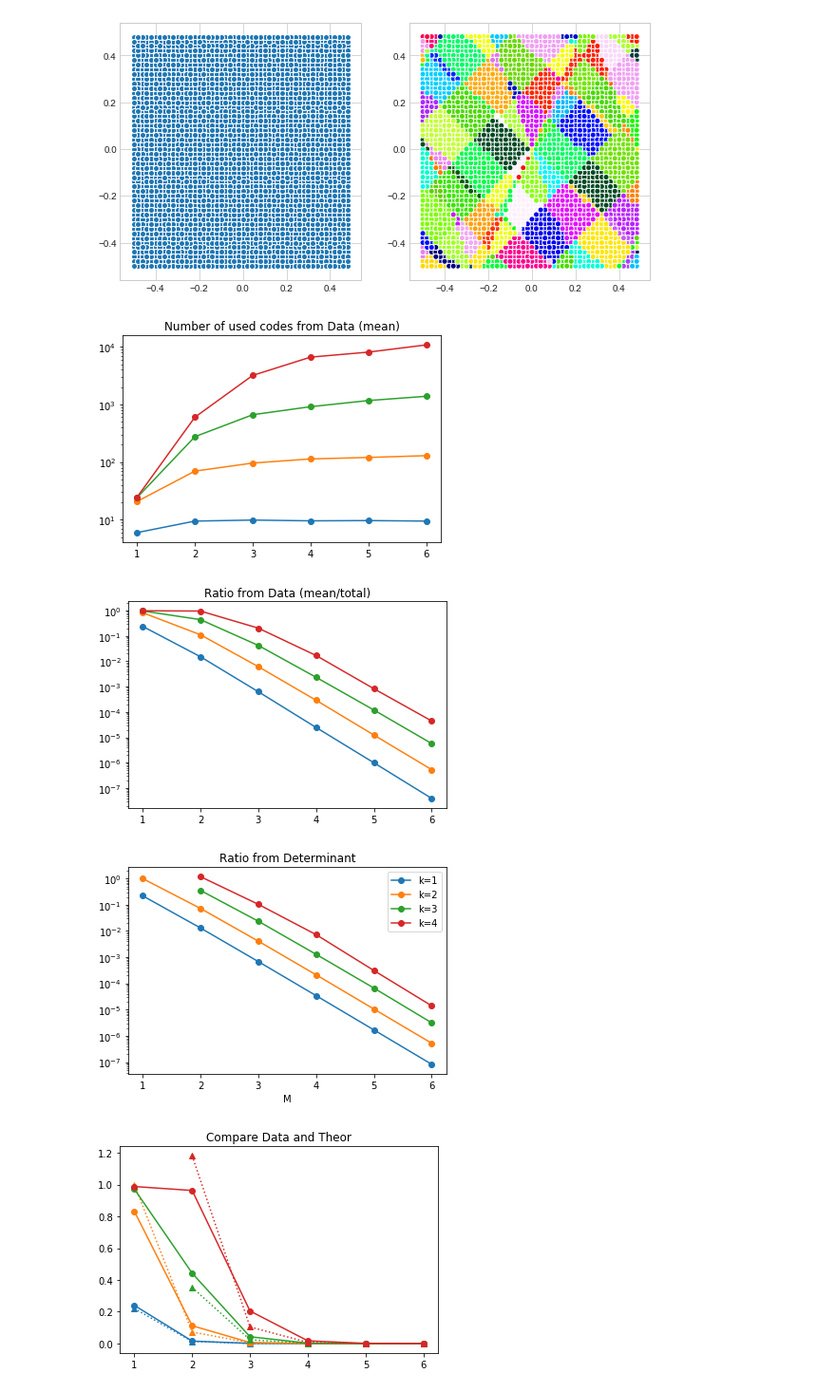
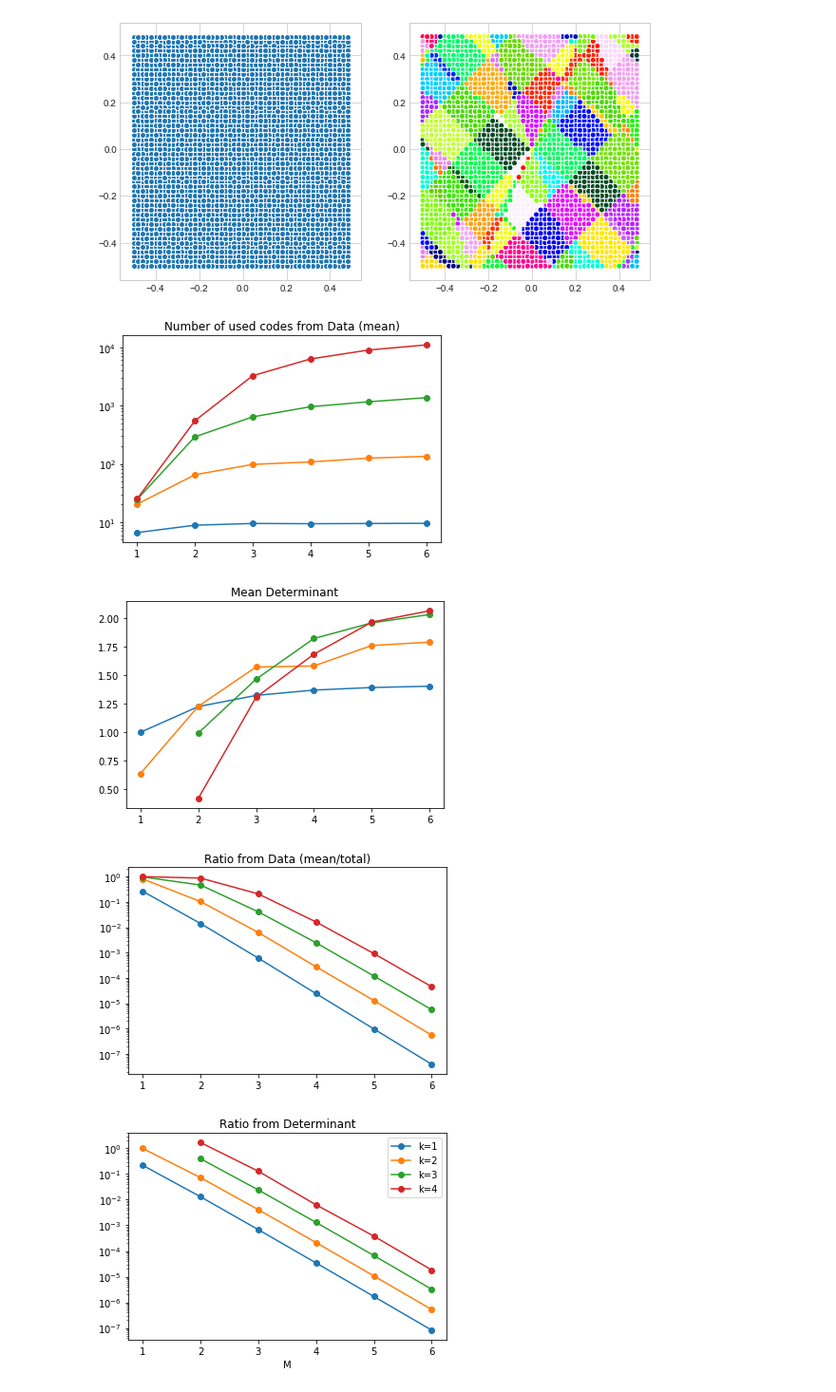
Before and after one commit to mirkoklukas/htmresearch, a Jupyter notebook: projects/kdimgrid/jupyter/Compute number of codes for unit cube .ipynb, the cells around one changed output. Shown at 95% size. Saved outputs shown, nothing was run; the diff lists cells and outputs as text; code cells hidden in the pictures.

```diff
--- a/projects/kdimgrid/jupyter/Compute number of codes for unit cube .ipynb
+++ b/projects/kdimgrid/jupyter/Compute number of codes for unit cube .ipynb
@@ -143,7 +146,7 @@ ax[1].scatter(X[p,0],X[p,1], edgecolor="white", marker="o", c=cs[p], cmap="gist_
 # %%
 m_max      = 6
 k_max      = 4
-num_trials = 10
+num_trials = 100
 phase_resolution = 0.2
 
 num_used_codes = np.zeros((m_max, k_max, num_trials))
@@ -191,6 +194,15 @@ for k in range(k_max):
              c="C{}".format(k),
              marker="o", label="k={}".format(k+1))
 
+plt.show()
+
+plt.title("Mean Determinant")
+# plt.yscale("log")
+for k in range(k_max):
+    valid = 2*np.arange(1,m_max+1) > k
+    plt.plot(np.arange(1,m_max+1)[valid],  np.mean(det[:,k,:], axis=1)[valid],
+             c="C{}".format(k),
+             marker="o", label="k={}".format(k+1))
 plt.show()
 
 plt.title("Ratio from Data (mean/total)")
@@ -206,36 +218,36 @@ for k in range(k_max):
 #              marker="^", label="k={}".format(k+1))
 plt.show()
 
 
 
 
 plt.title("Ratio from Determinant")
 plt.yscale("log")
 for k in range(k_max):
 
     valid = 2*np.arange(1,m_max+1) > k
     plt.plot(np.arange(1,m_max+1)[valid], mean_ratio[:,k][valid],
             c="C{}".format(k),
              marker="o", label="k={}".format(k+1))
 
 plt.legend()
 plt.xlabel("M")
 plt.show()
 
-plt.title("Compare Data and Theor")
-# plt.yscale("log")
+plt.title("Compare Data and Theoretical Comp")
+plt.yscale("log")
 for k in range(k_max):
     plt.plot(np.arange(1,m_max+1),  mean_num[:,k]/num_locs_total,
              c="C{}".format(k),
              marker="o", label="k={}".format(k+1))
 
     valid = 2*np.arange(1,m_max+1) > k
     plt.plot(np.arange(1,m_max+1)[valid], mean_ratio[:,k][valid],
              linestyle=":",
              marker="^", label="k={}".format(k+1))
 plt.show()
 # %% [output]
-[figure, old version]
+[figure, new version]
-[figure, old version]
+[figure, new version]
-[figure, old version]
+[figure, new version]
-[figure, old version]
+[figure, new version]
```
Also changed, not shown: parts of 3 cells of this notebook, 24 other files.
